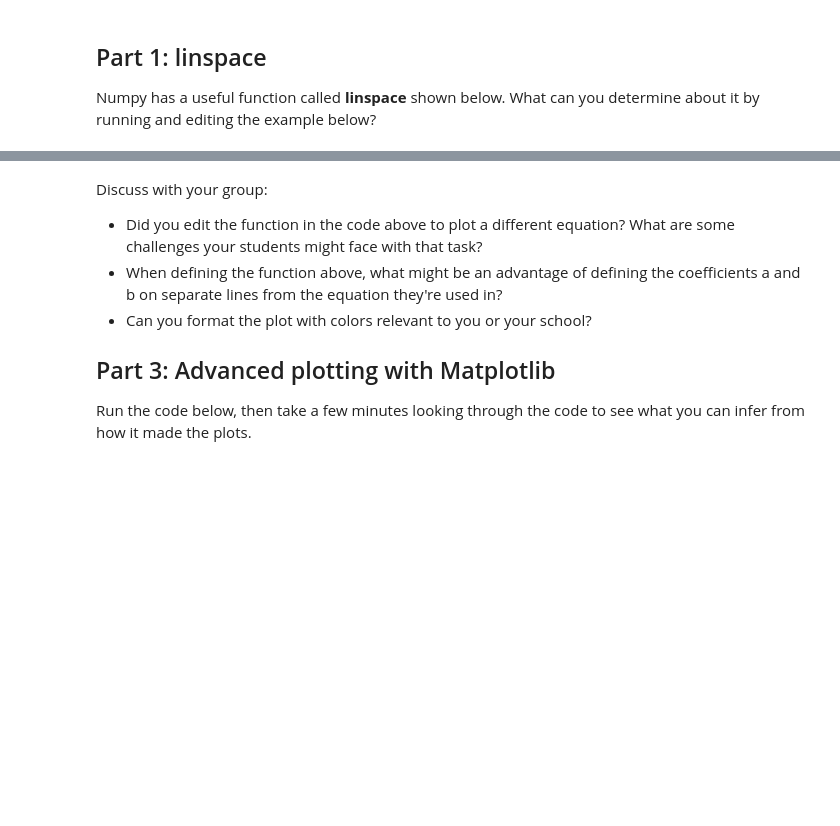
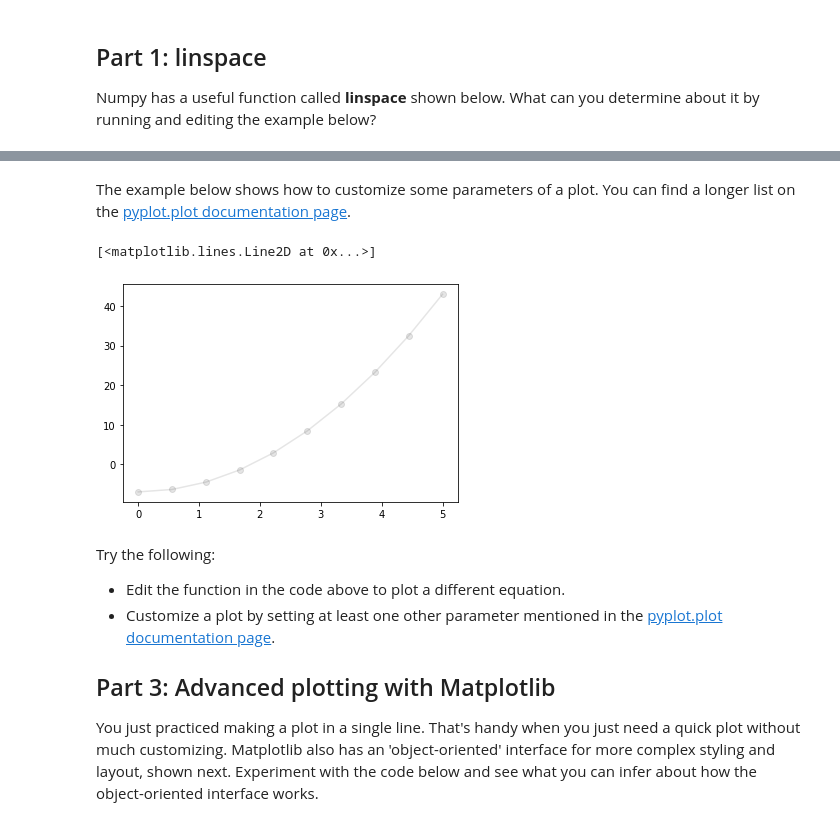
Before and after one commit to QuarkNet-HEP/coding-camp, a Jupyter notebook: Work in Progress/Data_Viz.ipynb, the cells around one changed output, grey strips where cells are left out. Saved outputs shown, nothing was run; the diff lists cells and outputs as text; code cells hidden in the pictures; blank space fills up the shorter version.

```diff
--- a/Work in Progress/Data_Viz.ipynb
+++ b/Work in Progress/Data_Viz.ipynb
@@ -32,11 +37,16 @@ plt.plot(xvals, yvals)
+# %% [markdown]
+The example below shows how to customize some parameters of a plot. You can find a longer list on the [pyplot.plot documentation page](https://matplotlib.org/stable/api/_as_gen/matplotlib.pyplot.plot.html).
 # %%
-# some plot formatting
-plt.plot(xvals, yvals, color='k', marker='o', markerfacecolor='red')
+# some plot formatting examples
+plt.plot(xvals, yvals, color='k', marker='o', alpha=.1)
+# %% [output]
+[<matplotlib.lines.Line2D at 0x...>]
+[figure, added]
 # %% [markdown]
-Discuss with your group:
-- Did you edit the function in the code above to plot a different equation? What are some challenges your students might face with that task?
-- When defining the function above, what might be an advantage of defining the coefficients a and b on separate lines from the equation they're used in?
-- Can you format the plot with colors relevant to you or your school?
+Try the following:
+- Edit the function in the code above to plot a different equation.
+- Customize a plot by setting at least one other parameter mentioned in the [pyplot.plot documentation page](https://matplotlib.org/stable/api/_as_gen/matplotlib.pyplot.plot.html).
+
 ## Part 3: Advanced plotting with Matplotlib
-Run the code below, then take a few minutes looking through the code to see what you can infer from how it made the plots.
+You just practiced making a plot in a single line. That's handy when you just need a quick plot without much customizing. Matplotlib also has an 'object-oriented' interface for more complex styling and layout, shown next. Experiment with the code below and see what you can infer about how the object-oriented interface works.
 # %%
```
Also changed, not shown: parts of 6 cells of this notebook.
